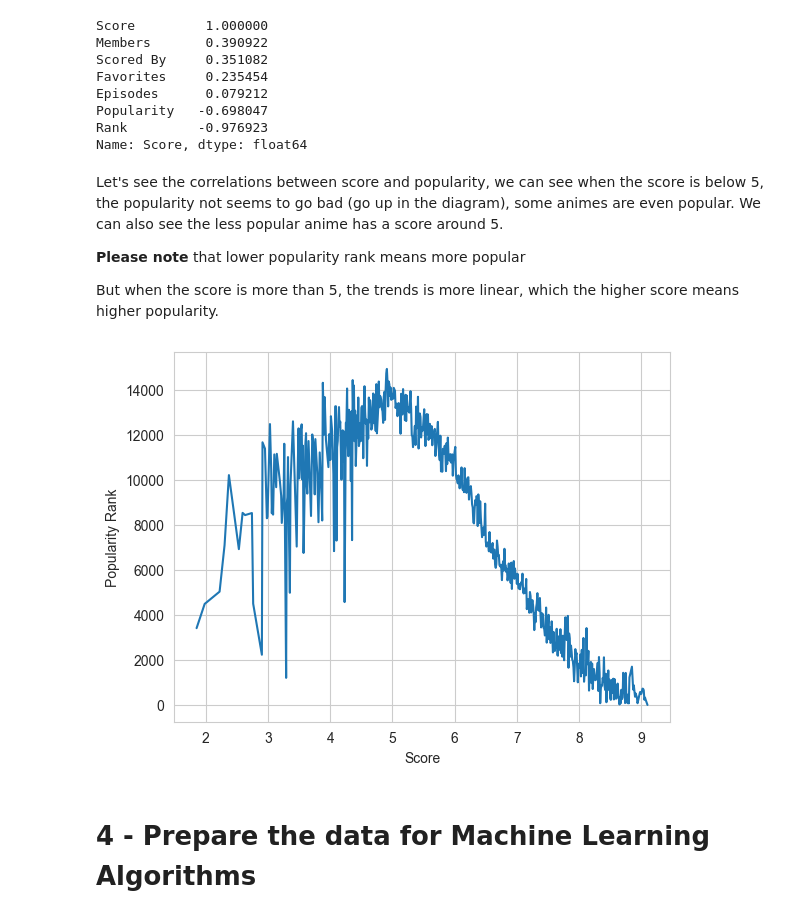
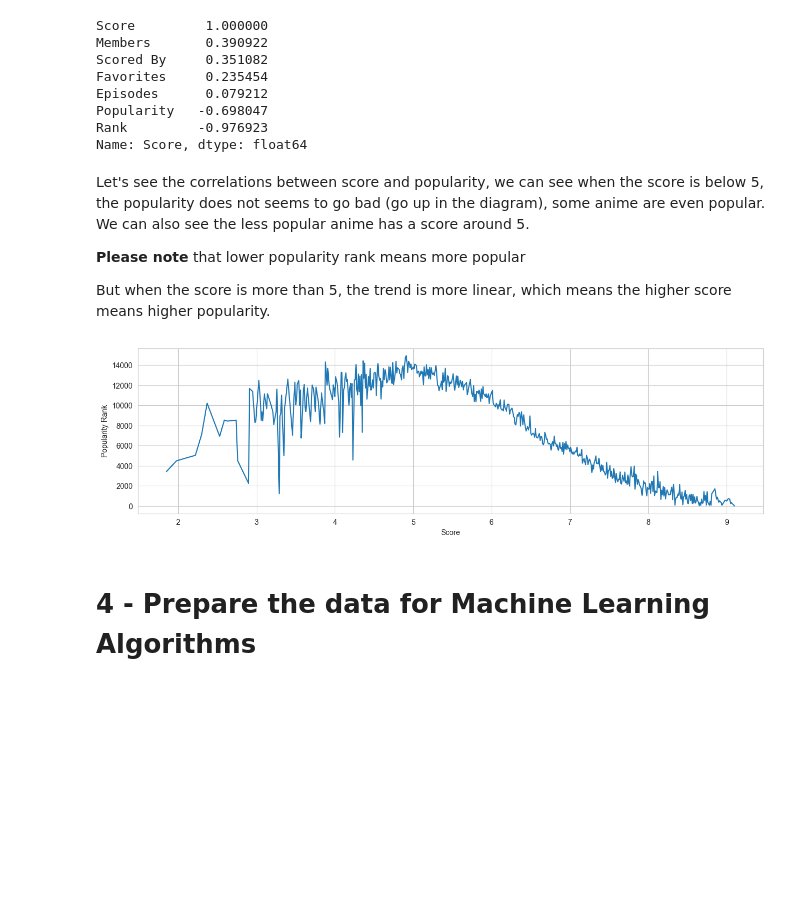
Before and after one commit to Threegoldsqwq/Machine_Learning_Anime_Recommendation, a Jupyter notebook: Animes_Analysis.ipynb, the cells around one changed output. Cells and saved outputs as stored; diff of their text form; code cells hidden in the pictures; blank space fills up the shorter version.

```diff
--- a/Animes_Analysis.ipynb
+++ b/Animes_Analysis.ipynb
@@ -428,18 +428,19 @@ Popularity   -0.698047
 Rank         -0.976923
 Name: Score, dtype: float64
 # %% [markdown]
-Let's see the correlations between score and popularity, we can see when the score is below 5, the popularity not seems to go bad (go up in the diagram), some animes are even popular. We can also see the less popular anime has a score around 5.
+Let's see the correlations between score and popularity, we can see when the score is below 5, the popularity does not seems to go bad (go up in the diagram), some anime are even popular. We can also see the less popular anime has a score around 5.
 
 __Please note__ that lower popularity rank means more popular
 
-But when the score is more than 5, the trends is more linear, which the higher score means higher popularity.
+But when the score is more than 5, the trend is more linear, which means the higher score means higher popularity.
 # %%
 # Plot a line graph for Score vs. Popularity
+plt.figure(figsize=(15, 4))
 g = sns.lineplot(x="Score", y="Popularity", data=animes, errorbar=None)
 plt.ylabel("Popularity Rank")
 plt.show()
 # %% [output]
-[figure, old version]
+[figure, new version]
 # %% [markdown]
 # 4 - Prepare the data for Machine Learning Algorithms
 # %% [markdown]
```
Also changed, not shown: parts of 7 cells of this notebook.
